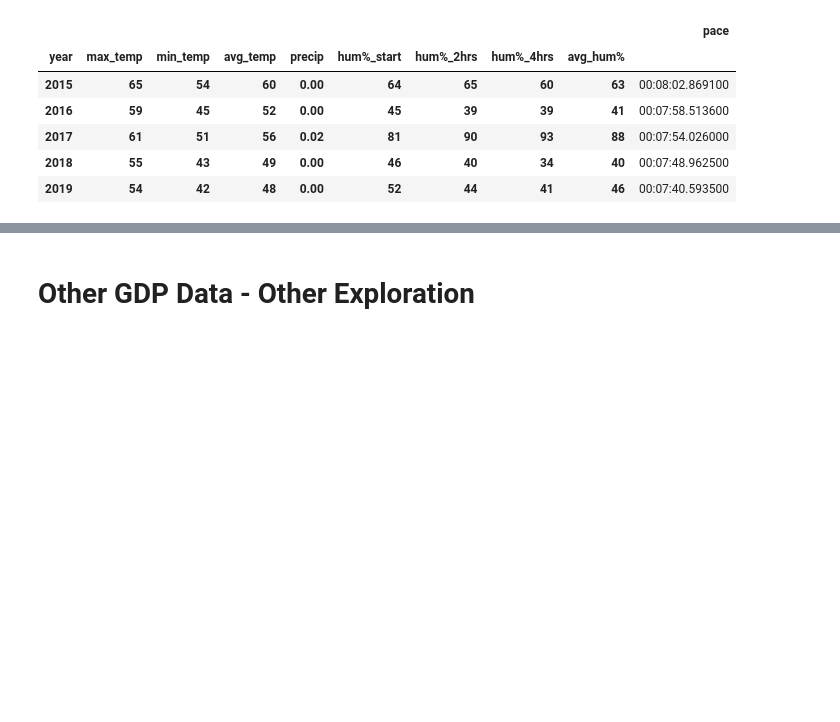
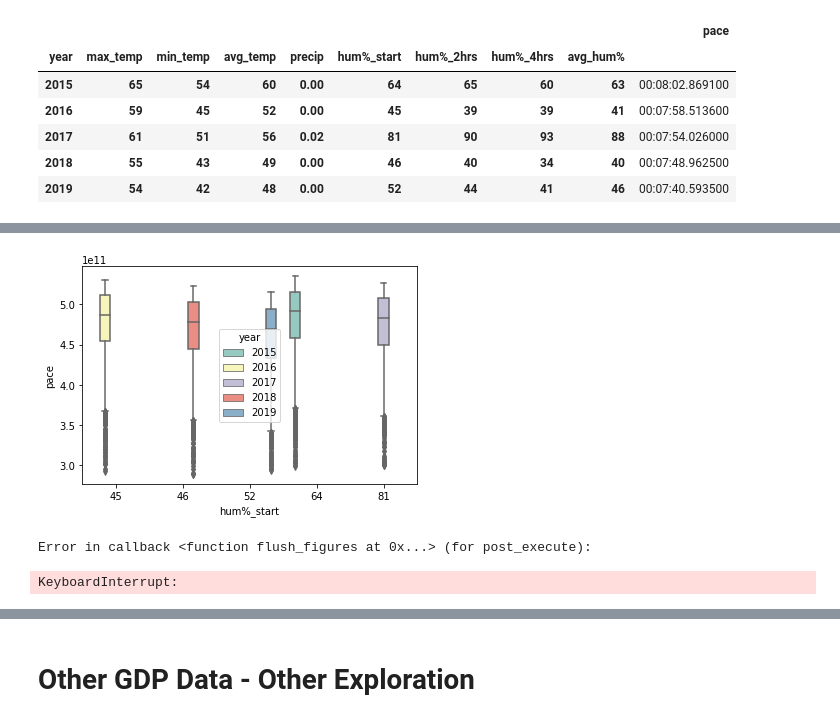
Before and after one commit to nmuldowney/nyc-marathon-capstone, a Jupyter notebook: notebooks/nyc_weather_and_gdp_eda.ipynb, the cells around one changed output, grey strips where cells are left out. Drawn from its saved outputs; the diff is of its cells as text; code cells hidden in the pictures; blank space fills up the shorter version.

```diff
--- a/notebooks/nyc_weather_and_gdp_eda.ipynb
+++ b/notebooks/nyc_weather_and_gdp_eda.ipynb
@@ -442,0 +464,11 @@ No handles with labels found to put in legend.
+# %%
+ax = sns.boxplot(y="pace", x="hum%_start", hue="year",
+                 data=race_and_weather, palette="Set3")
+# %% [output]
+[figure, added]
+# %%
+ax2 = sns.boxplot(x="time", y="hum%_start", hue="year",
+                 data=race_and_weather, palette="Set3")
+# %% [output]
+Error in callback <function flush_figures at 0x...> (for post_execute):
+KeyboardInterrupt:
```
Also changed, not shown: parts of 18 cells of this notebook, 1 other file.
